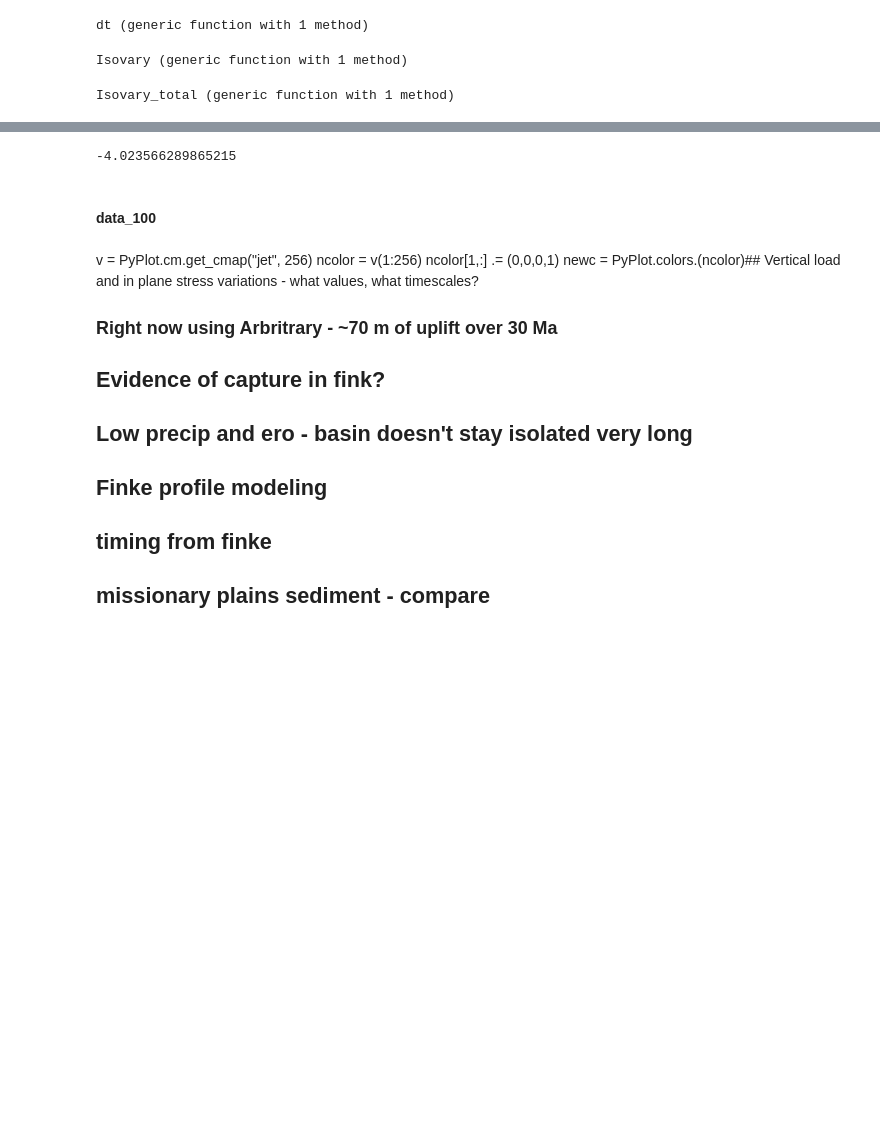
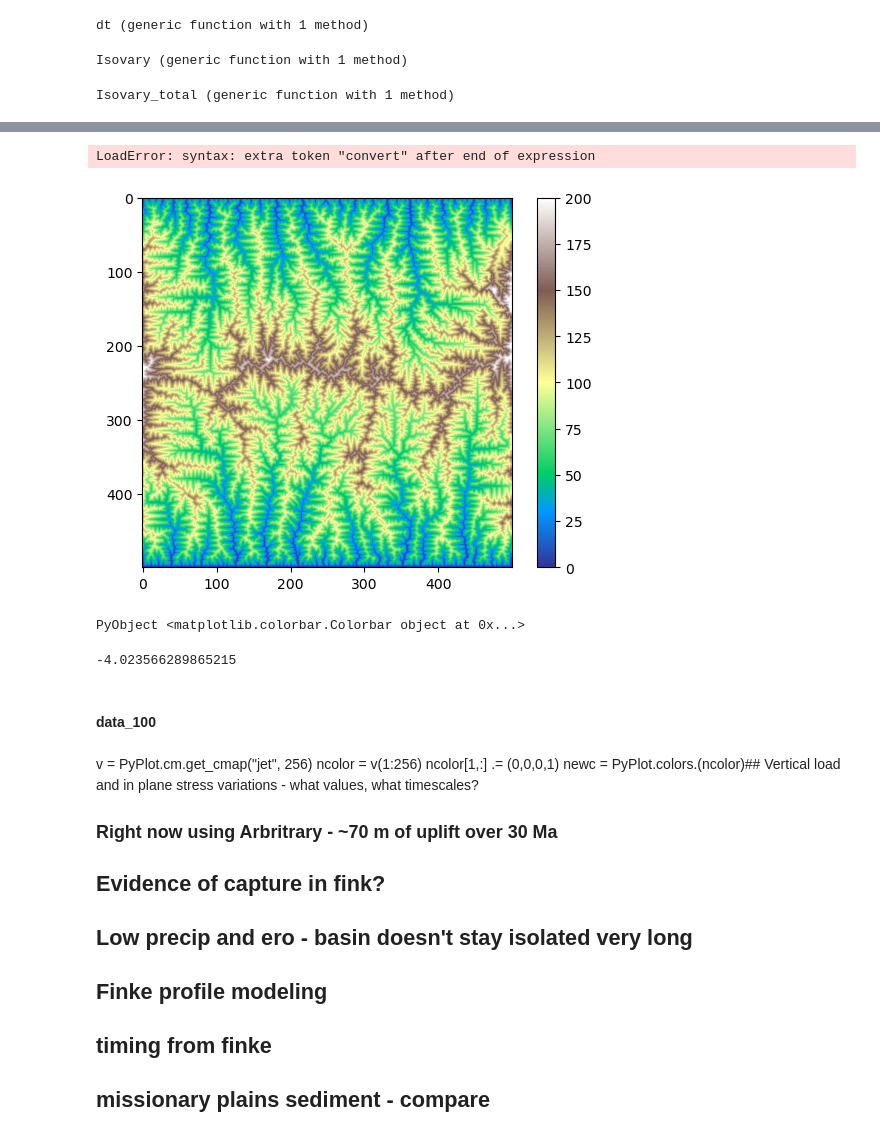
Before and after one commit to ruetg/LEMUR, a Jupyter notebook: julia/lemur.ipynb, the cells around one changed output, grey strips where cells are left out. Saved outputs shown, nothing was run; the diff lists cells and outputs as text; code cells hidden in the pictures; blank space fills up the shorter version.

```diff
--- a/julia/lemur.ipynb
+++ b/julia/lemur.ipynb
@@ -58,8 +59,8 @@ function Isovary(t)
    # W = reverse(W, dims = 1)
 
 
-    U1 = IsoFlex.flexural(W, Nx = 0, Ny = -1e12*c1, dx=1000, dy=1000, Te = 10e3 - 1e3 * c1, ncores=1);
-    U2 = IsoFlex.flexural(W, Nx = 0, Ny = -1e12*c2, dx=1000, dy=1000, Te = 10e3 - 1e3 * c2, ncores=1);
+    U1 = IsoFlex.flexural(W, Nx = 0, Ny = -1e12*c1, dx=1000, dy=1000, Te = 15e3 - 1.5e3 * c1, ncores=1);
+    U2 = IsoFlex.flexural(W, Nx = 0, Ny = -1e12*c2, dx=1000, dy=1000, Te = 15e3 - 1.5e3 * c2, ncores=1);
 
     return -(U2-U1)/dt
 end
@@ -152,6 +153,6 @@ Stacktrace:
 # %%
 #Zi2 = data_100[1].z[:,:,1]
-Zi = load("Zi.jld", "Zi");
+Zi = load("Zi3.jld", "Zi");
 # %%
 gr()
    W = zeros(500,500)
@@ -335,0 +255,35 @@ heatmap(data_100[1].z[:,:,Int(50)*10],clim=(0,250))
+# %%
+gr()
+#heatmap(Zi,clim=(0,210))
+Zi = load("./Zi3.jld", "Zi");
+# %%
+include("/Users/gr_1/Documents/lemur/julia/run_lemur.jl")
+lemur_params = lemur_obj()
+lemur_params.t_c = 0e6
+lemur_params.dt = .25e6
+lemur_params.flex = 10e3
+lemur_params.kd=.01
+lemur_params.l = 1.0 #really need to be float - check
+lemur_params.undercapacity = ones(500,500)
+lemur_params.m = .5
+lemur_params.n = 1.0
+#lemur_params.z = lemur_params.z+rand(500,500)
+lemur_params.t = 500e6
+lemur_params.z = Zi*1.0#copy(data_100[1].z[:,:,1])
+#lemur_params.k[1:250,:] .= 8e-7
+lemur_params.k[:,:] .= .2e-6
+bcx = zeros(500,500)
+bcx[:,1] .= 0
+lemur_params.ks = 1e-6
+bcx[end,:] .= 1
+bcx[1,:] .= 1
+bcx[:,end] .= 0
+lemur_params.bcx = bcx
+lemur_params.bc = findall(vec(bcx) .== 1)
+lemur_params.ufunc = Isovary
+lemur_params.u = zeros(500,500).+.000002
+lemur_params.uselandsed = 2
+lemur_params.maxareasinkfill = .000000001
+lemur_params.precip = .25
+lemur_params.evaprate = 3.0
+data_100 = run_lemur.run(lemur_params,compute_sedflux=true);
@@ -336,3 +309,14 @@ heatmap(data_100[1].z[:,:,Int(50)*10],clim=(0,250))
+# %%
+magick convert /Users/gr_1/Documents/giftemp/*.png /Users/gr_1/Documents/giftemp/all.gif
+# %% [output]
+LoadError: syntax: extra token "convert" after end of expression
+# %%
+pyplot()
+ax=PyPlot.imshow(data_100[1].z[:,:,Int(20)*1],clim=(0,200),cmap="terrain")
+PyPlot.colorbar()
+# %% [output]
+[figure, added]
+PyObject <matplotlib.colorbar.Colorbar object at 0x...>
 # %%
 E = copy(data_100[1].ero[:,:,200])
 n = length(vec(E).>0)
```
Also changed, not shown: parts of 20 cells of this notebook, 7 other files.
